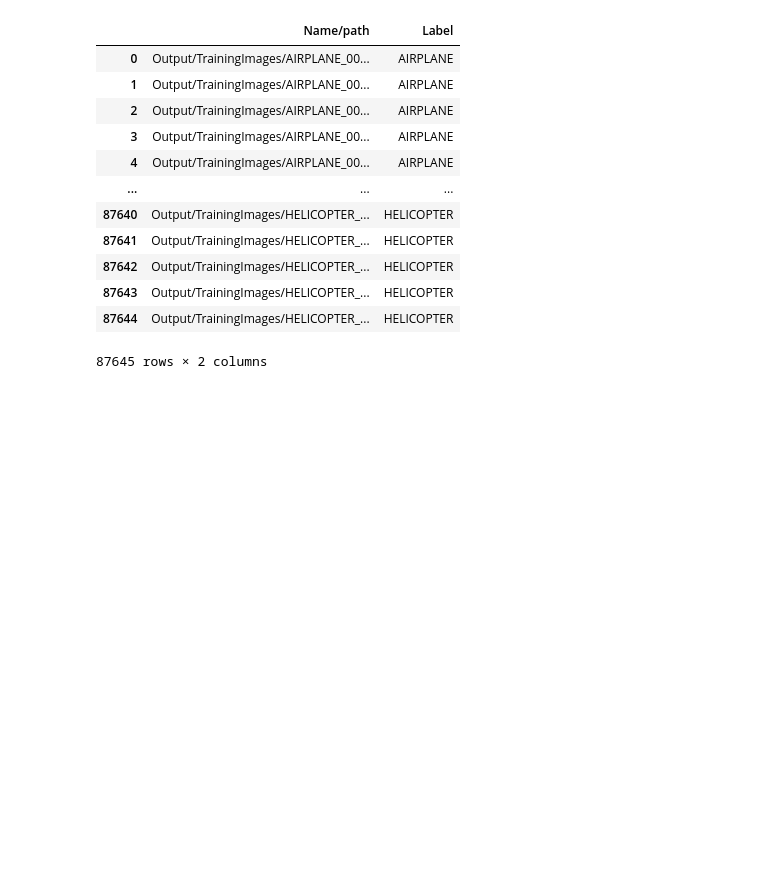
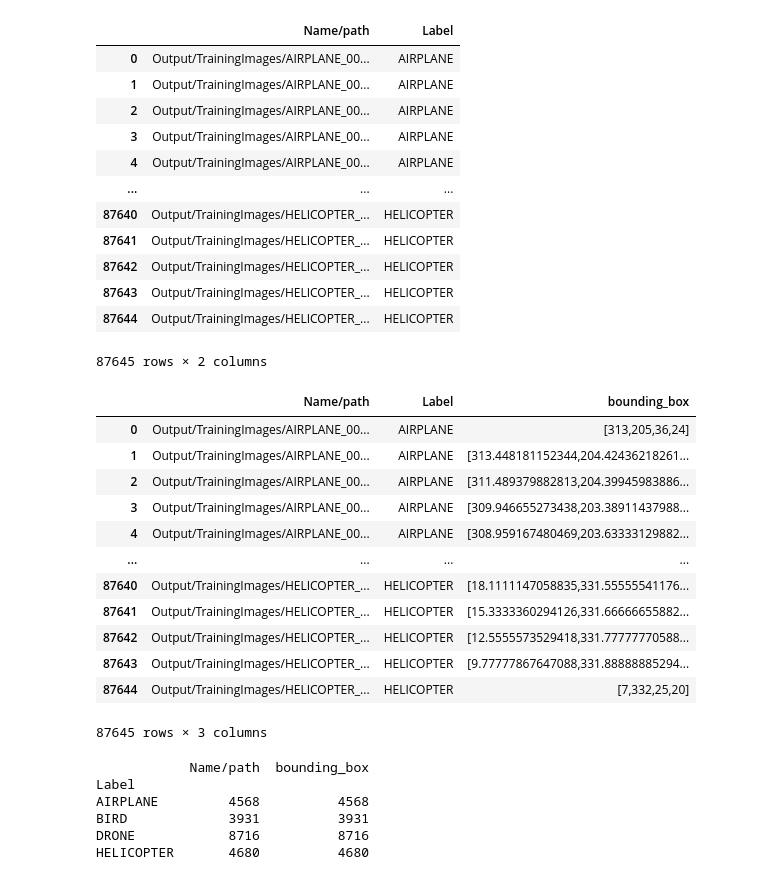
Before and after one commit to SR42-dev/video-feed-av-detection, a Jupyter notebook: object_detection.ipynb, the cells around one changed output. Drawn from its saved outputs; the diff is of its cells as text; code cells hidden in the pictures; blank space fills up the shorter version.

Commit message:
Reduced Dataset

```diff
--- a/object_detection.ipynb
+++ b/object_detection.ipynb
@@ -129,3 +129,19 @@ df
 df_test = pd.concat([df,dataframe],axis=1)
 # %%
 df_test.to_csv("Output/train.csv",index=False)
+# %%
+df_test
+# %% [output]
+|  | Name/path | Label | bounding_box |
+| 0 | Output/TrainingImages/AIRPLANE_00... | AIRPLANE | [313,205,36,24] |
+| 1 | Output/TrainingImages/AIRPLANE_00... | AIRPLANE | [313.448181152344,204.42436218261... |
+| 2 | Output/TrainingImages/AIRPLANE_00... | AIRPLANE | [311.489379882813,204.39945983886... |
+| 3 | Output/TrainingImages/AIRPLANE_00... | AIRPLANE | [309.946655273438,203.38911437988... |
+| 4 | Output/TrainingImages/AIRPLANE_00... | AIRPLANE | [308.959167480469,203.63333129882... |
+| ... | ... | ... | ... |
+| 87640 | Output/TrainingImages/HELICOPTER_... | HELICOPTER | [18.1111147058835,331.55555541176... |
+| 87641 | Output/TrainingImages/HELICOPTER_... | HELICOPTER | [15.3333360294126,331.66666655882... |
+| 87642 | Output/TrainingImages/HELICOPTER_... | HELICOPTER | [12.5555573529418,331.77777770588... |
+| 87643 | Output/TrainingImages/HELICOPTER_... | HELICOPTER | [9.77777867647088,331.88888885294... |
+| 87644 | Output/TrainingImages/HELICOPTER_... | HELICOPTER | [7,332,25,20] |
+87645 rows × 3 columns
@@ -131,0 +158,10 @@ df_test.to_csv("Output/train.csv",index=False)
+# %%
+reduced_data.to_csv('reduced_dataset.csv', index=False)
+print(reduced_data.groupby('Label').count())
+# %% [output]
+            Name/path  bounding_box
+Label
+AIRPLANE         4568          4568
+BIRD             3931          3931
+DRONE            8716          8716
+HELICOPTER       4680          4680
```
Also changed, not shown: parts of 3 cells of this notebook, 1 other file.
